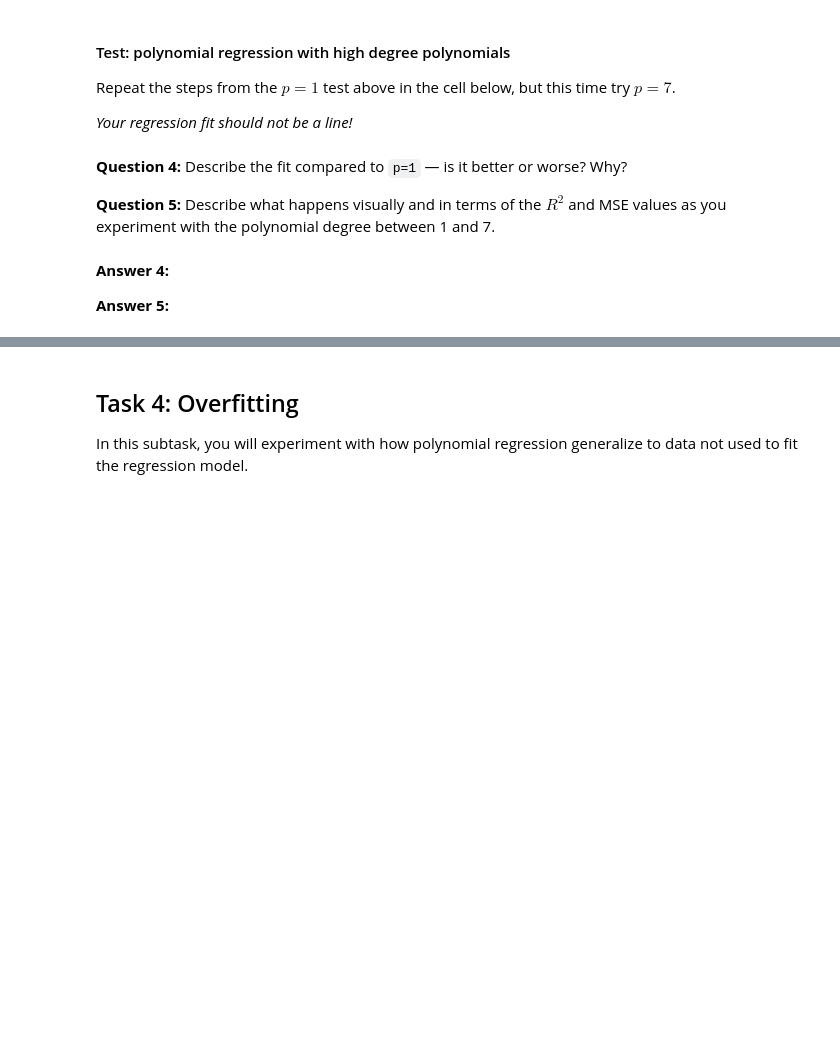
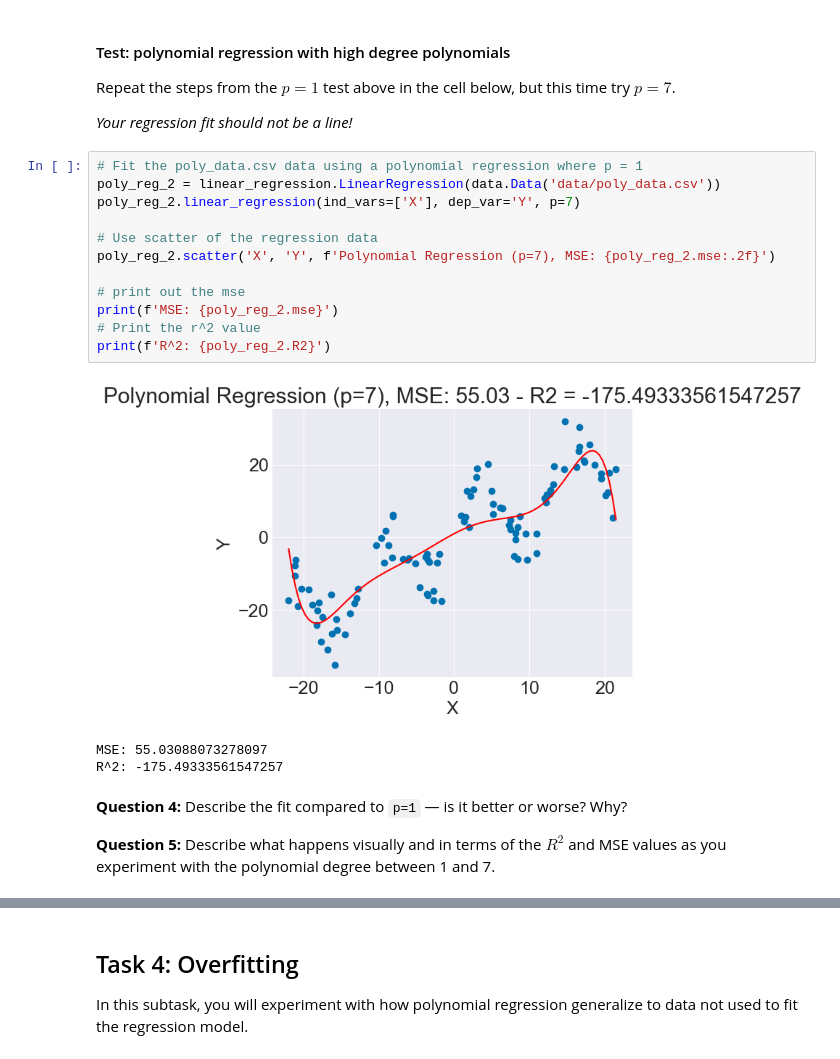
Before and after one commit to Chandrachud-2003/Chandras251Projects, a Jupyter notebook: Project3Final/polynomial_regression.ipynb, the cells around one changed output, grey strips where cells are left out. Drawn from its saved outputs; the diff is of its cells as text; blank space fills up the shorter version.

```diff
--- a/Project3Final/polynomial_regression.ipynb
+++ b/Project3Final/polynomial_regression.ipynb
@@ -119,11 +130,23 @@ TypeError: LinearRegression.poly_regression() missing 4 required positional argu
 Repeat the steps from the $p = 1$ test above in the cell below, but this time try $p = 7$.
 
 *Your regression fit should not be a line!*
+# %%
+# Fit the poly_data.csv data using a polynomial regression where p = 1
+poly_reg_2 = linear_regression.LinearRegression(data.Data('data/poly_data.csv'))
+poly_reg_2.linear_regression(ind_vars=['X'], dep_var='Y', p=7)
+
+# Use scatter of the regression data
+poly_reg_2.scatter('X', 'Y', f'Polynomial Regression (p=7), MSE: {poly_reg_2.mse:.2f}')
+
+# print out the mse
+print(f'MSE: {poly_reg_2.mse}')
+# Print the r^2 value
+print(f'R^2: {poly_reg_2.R2}')
+# %% [output]
+[figure, added]
+MSE: 55.03088073278097
+R^2: -175.49333561547257
 # %% [markdown]
 **Question 4:** Describe the fit compared to `p=1` — is it better or worse? Why?
 
 **Question 5:** Describe what happens visually and in terms of the $R^2$ and MSE values as you experiment with the polynomial degree between 1 and 7.
-# %% [markdown]
-**Answer 4:**
-
-**Answer 5:**
```
Also changed, not shown: parts of 10 cells of this notebook, 1 other file.
